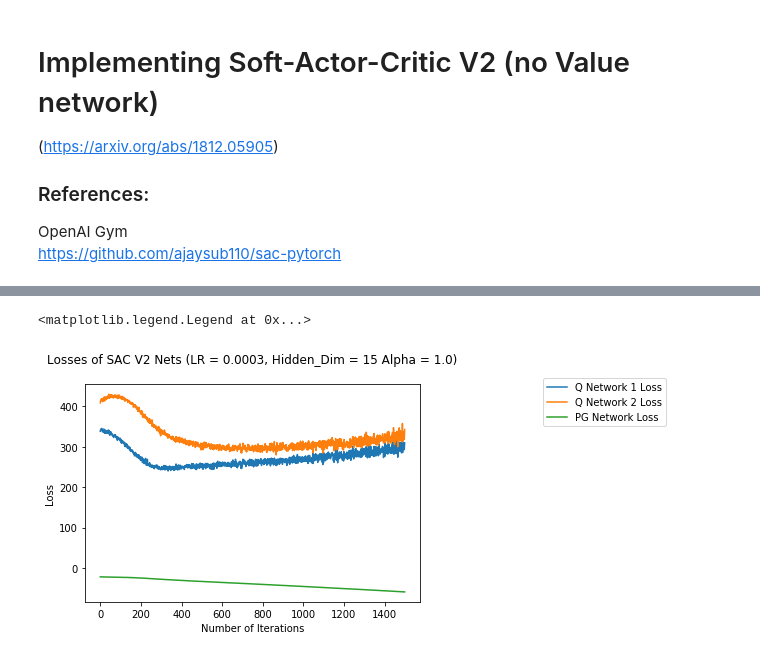
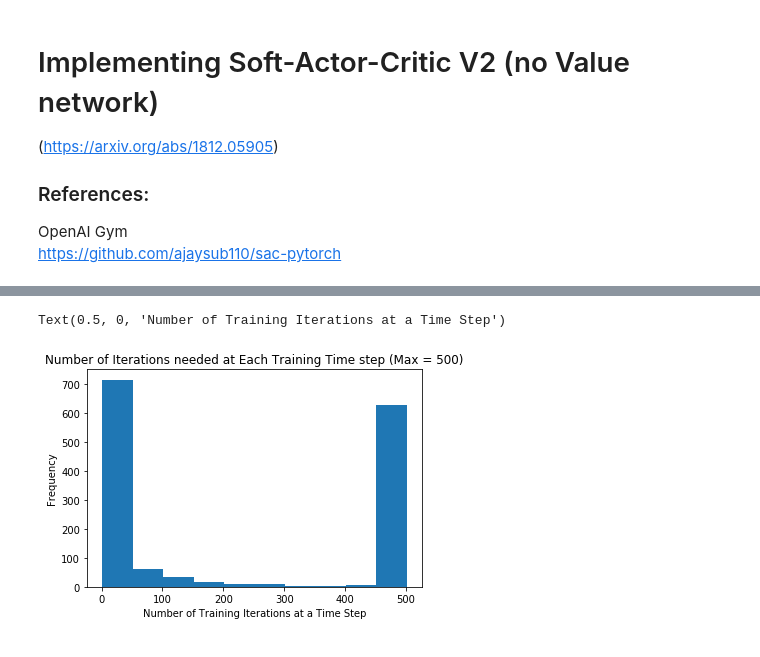
Before and after one commit to JPalakapilly/baselines, a Jupyter notebook: baselines/akash_baselines/SAC_V2.ipynb, the cells around one changed output, grey strips where cells are left out. Saved outputs shown, nothing was run; the diff lists cells and outputs as text; code cells hidden in the pictures.

```diff
--- a/baselines/akash_baselines/SAC_V2.ipynb
+++ b/baselines/akash_baselines/SAC_V2.ipynb
@@ -966,12 +930,8 @@ Text(0, 0.5, 'Price')
-# %%
-plt.plot(agent.q1_losses, label='Q Network 1 Loss')
-plt.plot(agent.q2_losses, label='Q Network 2 Loss')
-plt.plot(agent.pg_losses, label='PG Network Loss')
-plt.title("Losses of SAC V2 Nets (LR = " +str(LR) + ", Hidden_Dim = " + str(H_DIM) +  " Alpha = " + str(ALPHA)
-          + ")\n")
-plt.xlabel("Number of Iterations")
-plt.ylabel("Loss")
-plt.legend(bbox_to_anchor=(1.75, 1.05))
-# %% [output]
-<matplotlib.legend.Legend at 0x...>
-[figure, removed]
+# %%
+plt.hist(num_iters_list, label='Number of Iterations to Reach Loss')
+plt.title("Number of Iterations needed at Each Training Time step (Max = 500)")
+plt.ylabel("Frequency")
+plt.xlabel("Number of Training Iterations at a Time Step")
+# %% [output]
+Text(0.5, 0, 'Number of Training Iterations at a Time Step')
+[figure, added]
```
Also changed, not shown: parts of 12 cells of this notebook.
